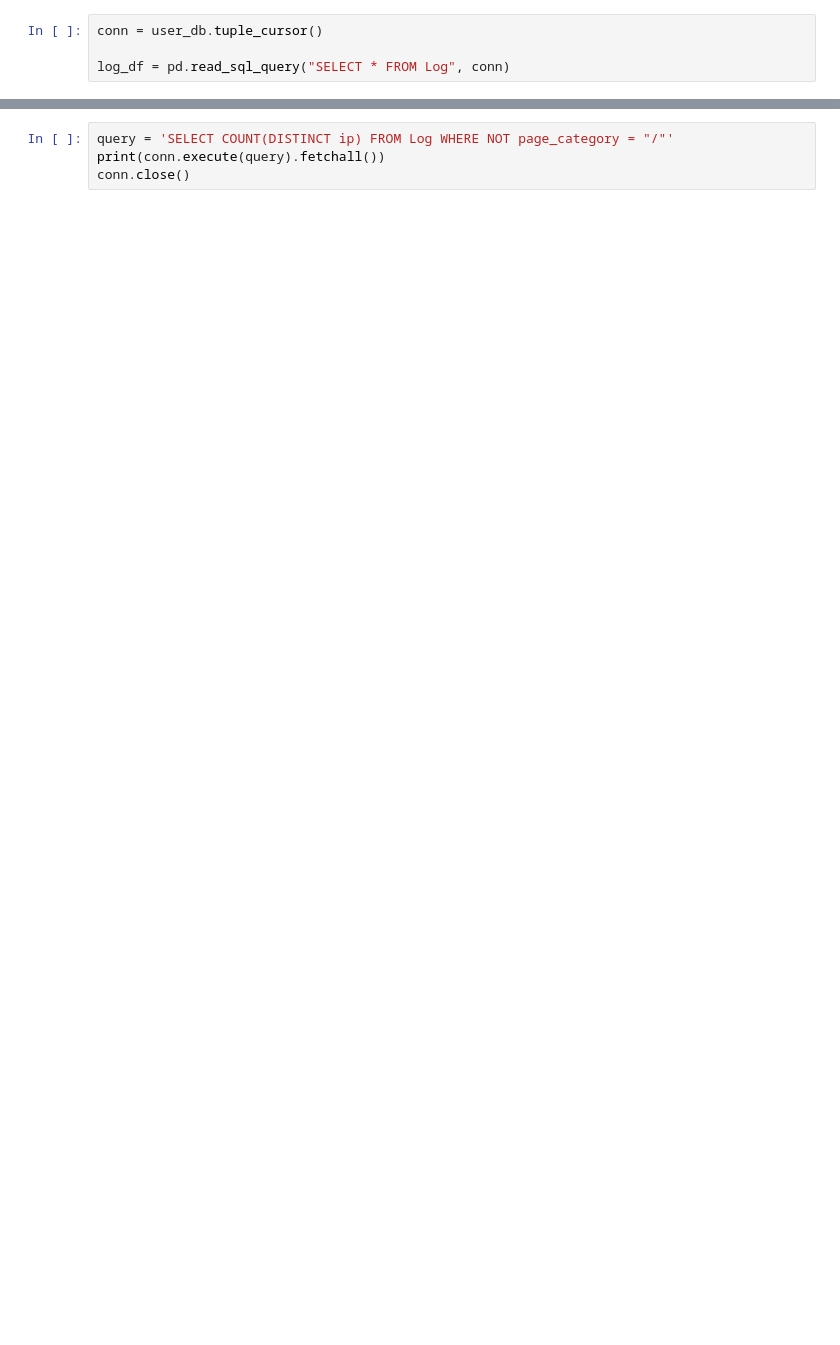
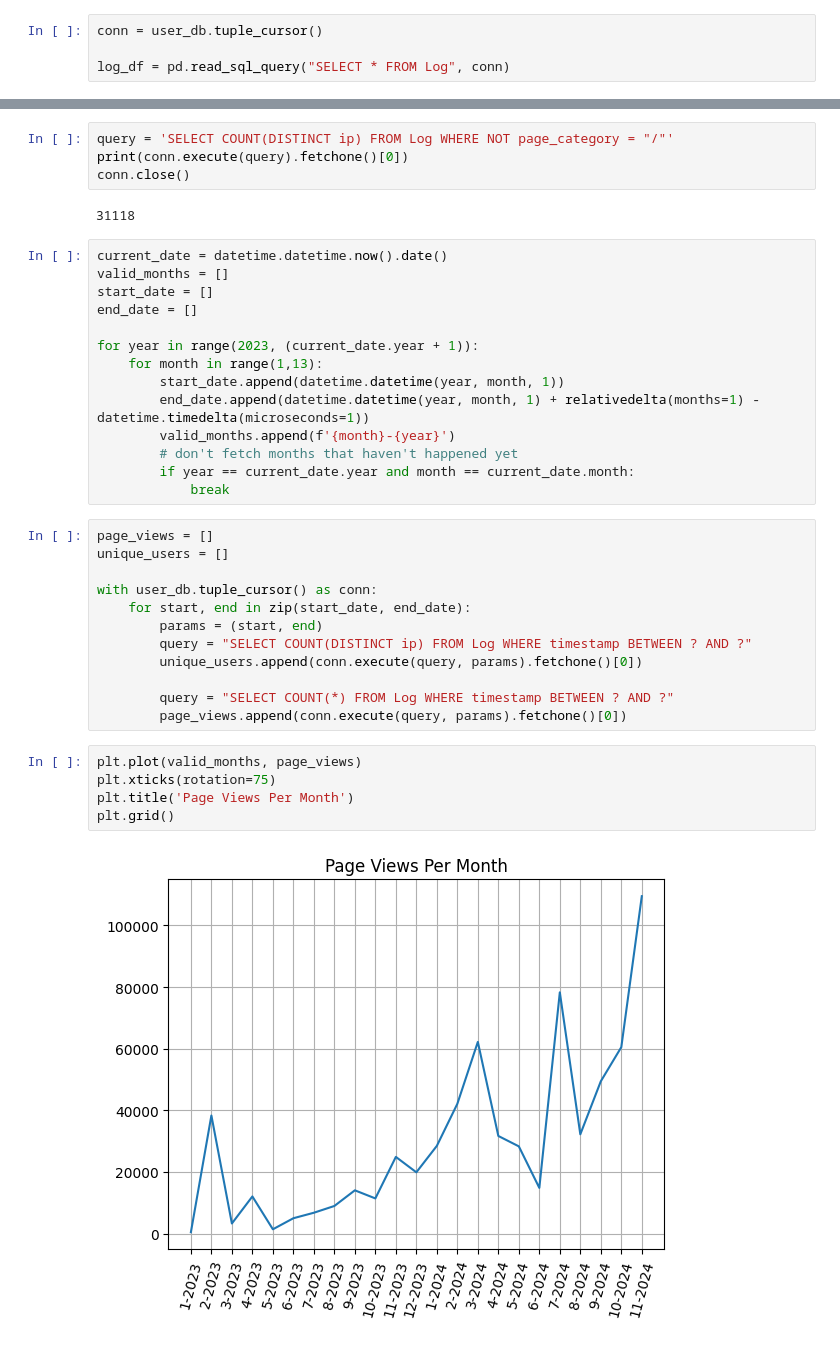
Before and after one commit to joshua-coppola/steep-seeker, a Jupyter notebook: log_stats.ipynb, the cells around one changed output, grey strips where cells are left out. Drawn from its saved outputs; the diff is of its cells as text; blank space fills up the shorter version.

```diff
--- a/log_stats.ipynb
+++ b/log_stats.ipynb
@@ -59,4 +16,39 @@ len(log_df)
 # %%
 query = 'SELECT COUNT(DISTINCT ip) FROM Log WHERE NOT page_category = "/"'
-print(conn.execute(query).fetchall())
+print(conn.execute(query).fetchone()[0])
 conn.close()
+# %% [output]
+31118
+# %%
+current_date = datetime.datetime.now().date()
+valid_months = []
+start_date = []
+end_date = []
+
+for year in range(2023, (current_date.year + 1)):
+    for month in range(1,13):
+        start_date.append(datetime.datetime(year, month, 1))
+        end_date.append(datetime.datetime(year, month, 1) + relativedelta(months=1) - datetime.timedelta(microseconds=1))
+        valid_months.append(f'{month}-{year}')
+        # don't fetch months that haven't happened yet
+        if year == current_date.year and month == current_date.month:
+            break
+# %%
+page_views = []
+unique_users = []
+
+with user_db.tuple_cursor() as conn:
+    for start, end in zip(start_date, end_date):
+        params = (start, end)
+        query = "SELECT COUNT(DISTINCT ip) FROM Log WHERE timestamp BETWEEN ? AND ?"
+        unique_users.append(conn.execute(query, params).fetchone()[0])
+
+        query = "SELECT COUNT(*) FROM Log WHERE timestamp BETWEEN ? AND ?"
+        page_views.append(conn.execute(query, params).fetchone()[0])
+# %%
+plt.plot(valid_months, page_views)
+plt.xticks(rotation=75)
+plt.title('Page Views Per Month')
+plt.grid()
+# %% [output]
+[figure, added]
```
Also changed, not shown: parts of 23 cells of this notebook, 3 other files.
